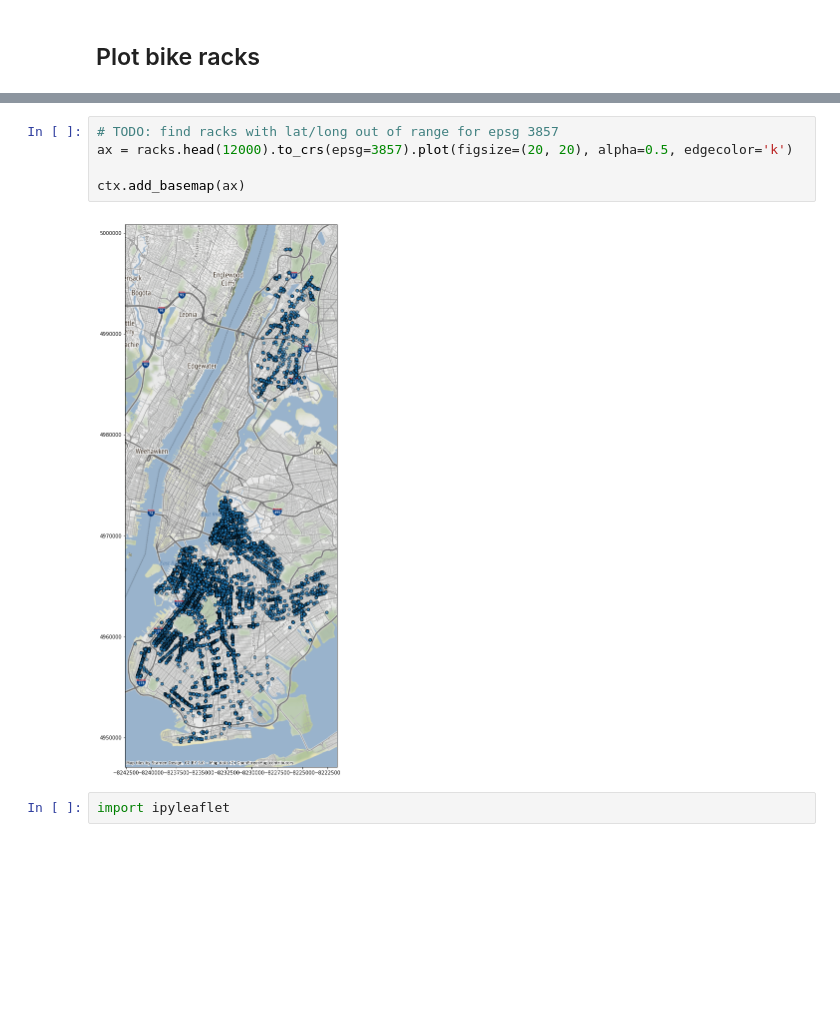
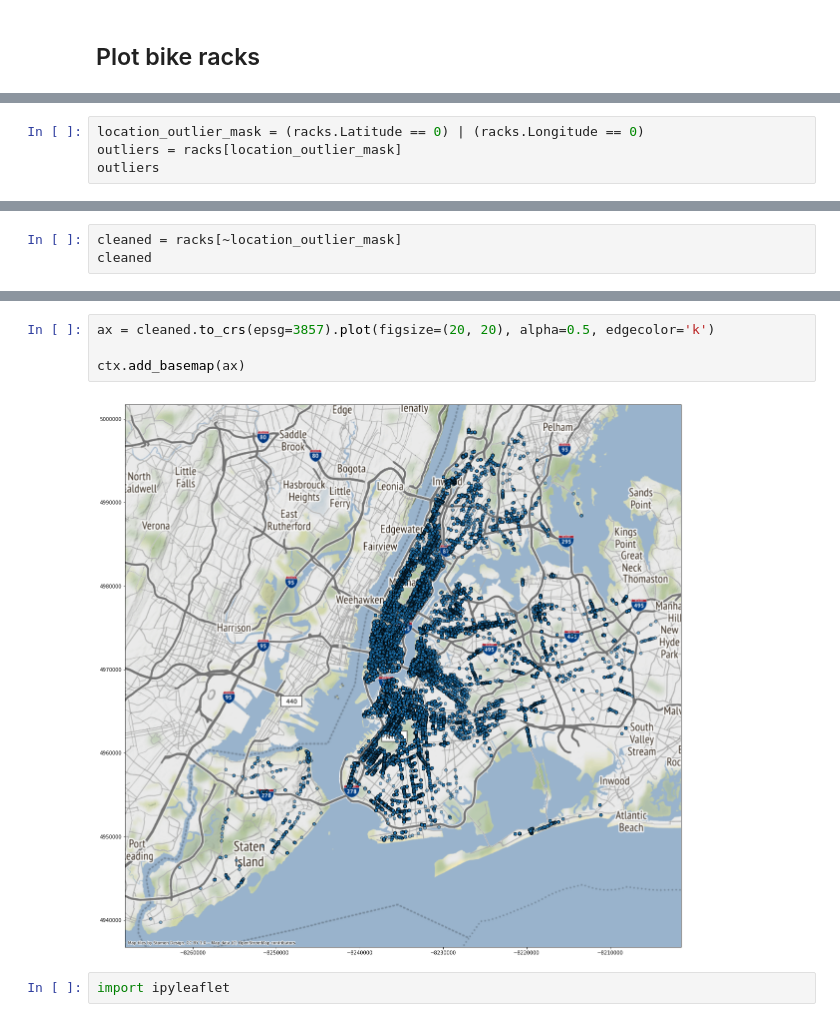
Before and after one commit to capablemonkey/locksmart, a Jupyter notebook: notebooks/bike rack locations.ipynb, the cells around one changed output, grey strips where cells are left out. Drawn from its saved outputs; the diff is of its cells as text; blank space fills up the shorter version.

```diff
--- a/notebooks/bike rack locations.ipynb
+++ b/notebooks/bike rack locations.ipynb
@@ -28,0 +47,4 @@ racks.head()
+# %%
+location_outlier_mask = (racks.Latitude == 0) | (racks.Longitude == 0)
+outliers = racks[location_outlier_mask]
+outliers
@@ -28,0 +69,3 @@ racks.head()
+# %%
+cleaned = racks[~location_outlier_mask]
+cleaned
@@ -29,10 +91,9 @@ racks.head()
 # %%
-# TODO: find racks with lat/long out of range for epsg 3857
-ax = racks.head(12000).to_crs(epsg=3857).plot(figsize=(20, 20), alpha=0.5, edgecolor='k')
+ax = cleaned.to_crs(epsg=3857).plot(figsize=(20, 20), alpha=0.5, edgecolor='k')
 
 ctx.add_basemap(ax)
 # %% [output]
-[figure, old version]
+[figure, new version]
 # %%
 import ipyleaflet
 # %%
```
Also changed, not shown: parts of 12 cells of this notebook, 1 other file.
